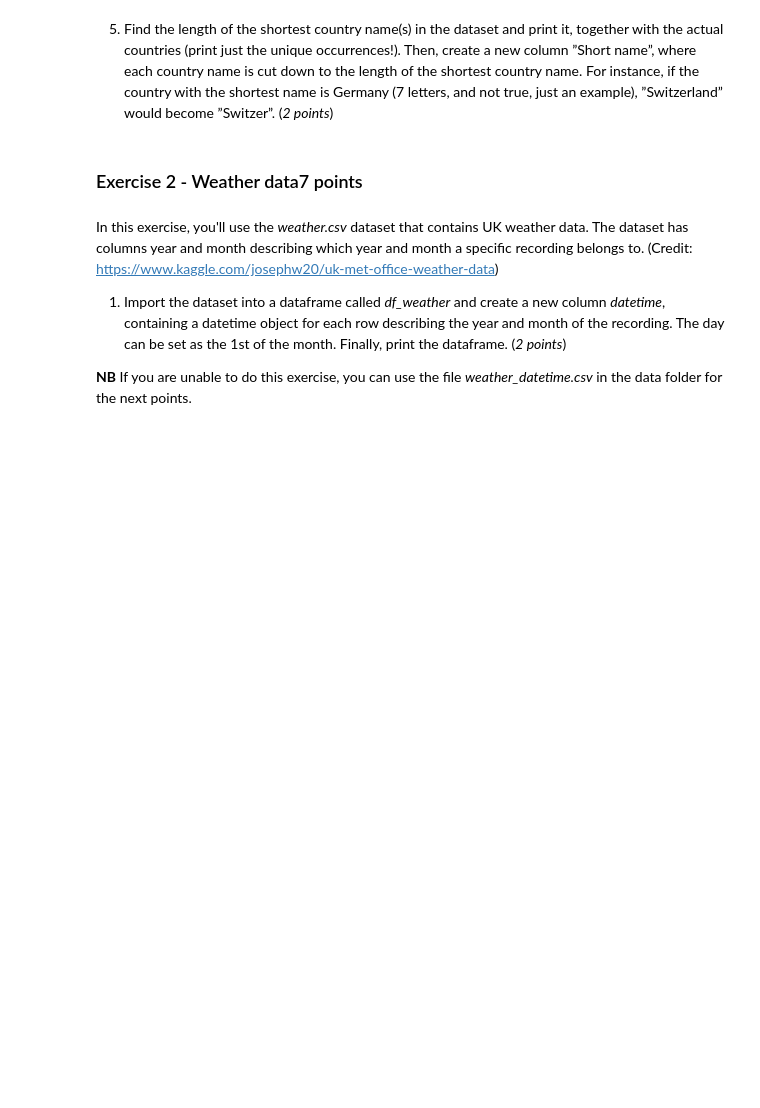
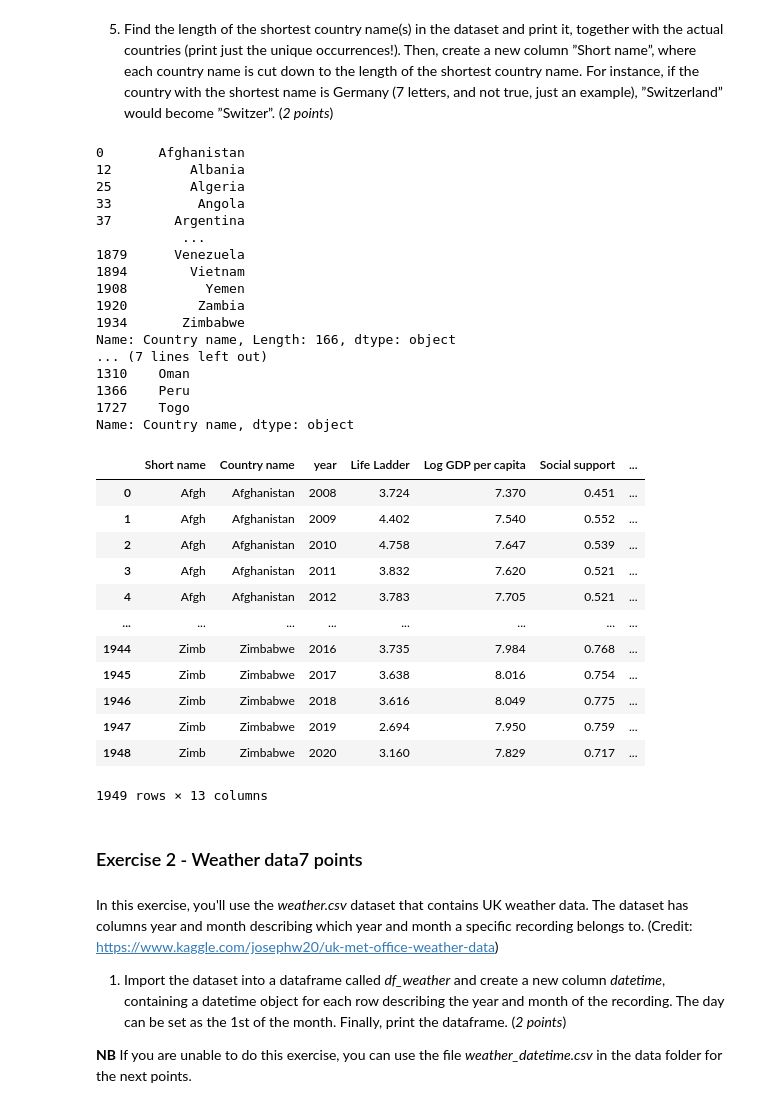
Before and after one commit to Wii42/data_science_ex, a Jupyter notebook: ex_6/W6_assignment.ipynb, the cells around one changed output. Saved outputs shown, nothing was run; the diff lists cells and outputs as text; code cells hidden in the pictures; blank space fills up the shorter version.

```diff
--- a/ex_6/W6_assignment.ipynb
+++ b/ex_6/W6_assignment.ipynb
@@ -76,3 +107,55 @@ df_report_merged
+# %%
+
+
+# actual country names and drop duplicates
+country_names = df_report_merged['Country name'].drop_duplicates()
+print(country_names)
+# get min lenght of the names
+min_length = country_names.str.len().min()
+print(min_length)
+# print a list with shortes names
+shortest_country_names = country_names[country_names.str.len() == min_length]
+print(shortest_country_names)
+# duplicate column Country name with new column name Short name
+df_report_merged['Short name'] = df_report_merged.loc[:,'Country name']
+# bring column Short name next to column Country name
+first_column = df_report_merged.pop('Short name')
+df_report_merged.insert(0, 'Short name', first_column)
+# slice strings in Short name to length 4
+df_report_merged['Short name'] = df_report_merged['Short name'].str.slice(stop=4)
+# print data frame
+df_report_merged
+# %% [output]
+0       Afghanistan
+12          Albania
+25          Algeria
+33           Angola
+37        Argentina
+           ...
+1879      Venezuela
+1894        Vietnam
+1908          Yemen
+1920         Zambia
+1934       Zimbabwe
+Name: Country name, Length: 166, dtype: object
+... (7 lines left out)
+1310    Oman
+1366    Peru
+1727    Togo
+Name: Country name, dtype: object
+|  | Short name | Country name | year | Life Ladder | Log GDP per capita | Social support | ... |
+| 0 | Afgh | Afghanistan | 2008 | 3.724 | 7.370 | 0.451 | ... |
+| 1 | Afgh | Afghanistan | 2009 | 4.402 | 7.540 | 0.552 | ... |
+| 2 | Afgh | Afghanistan | 2010 | 4.758 | 7.647 | 0.539 | ... |
+| 3 | Afgh | Afghanistan | 2011 | 3.832 | 7.620 | 0.521 | ... |
+| 4 | Afgh | Afghanistan | 2012 | 3.783 | 7.705 | 0.521 | ... |
+| ... | ... | ... | ... | ... | ... | ... | ... |
+| 1944 | Zimb | Zimbabwe | 2016 | 3.735 | 7.984 | 0.768 | ... |
+| 1945 | Zimb | Zimbabwe | 2017 | 3.638 | 8.016 | 0.754 | ... |
+| 1946 | Zimb | Zimbabwe | 2018 | 3.616 | 8.049 | 0.775 | ... |
+| 1947 | Zimb | Zimbabwe | 2019 | 2.694 | 7.950 | 0.759 | ... |
+| 1948 | Zimb | Zimbabwe | 2020 | 3.160 | 7.829 | 0.717 | ... |
+1949 rows × 13 columns
 # %% [markdown]
 <h3 style="text-align:left;">Exercise 2 - Weather data<span style="float: right">7 points</span></h3>
 # %% [markdown]
```
Also changed, not shown: parts of 8 cells of this notebook.
